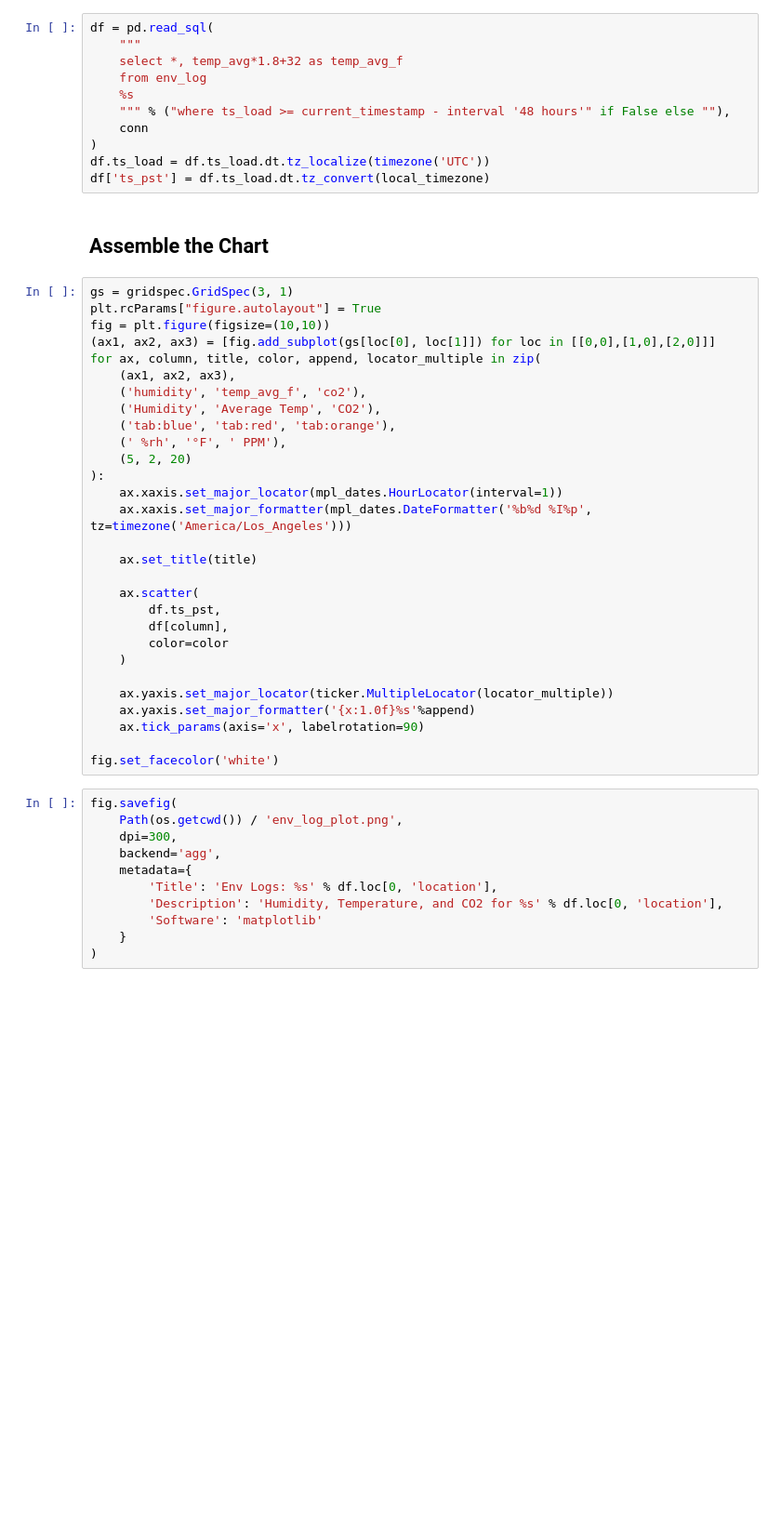
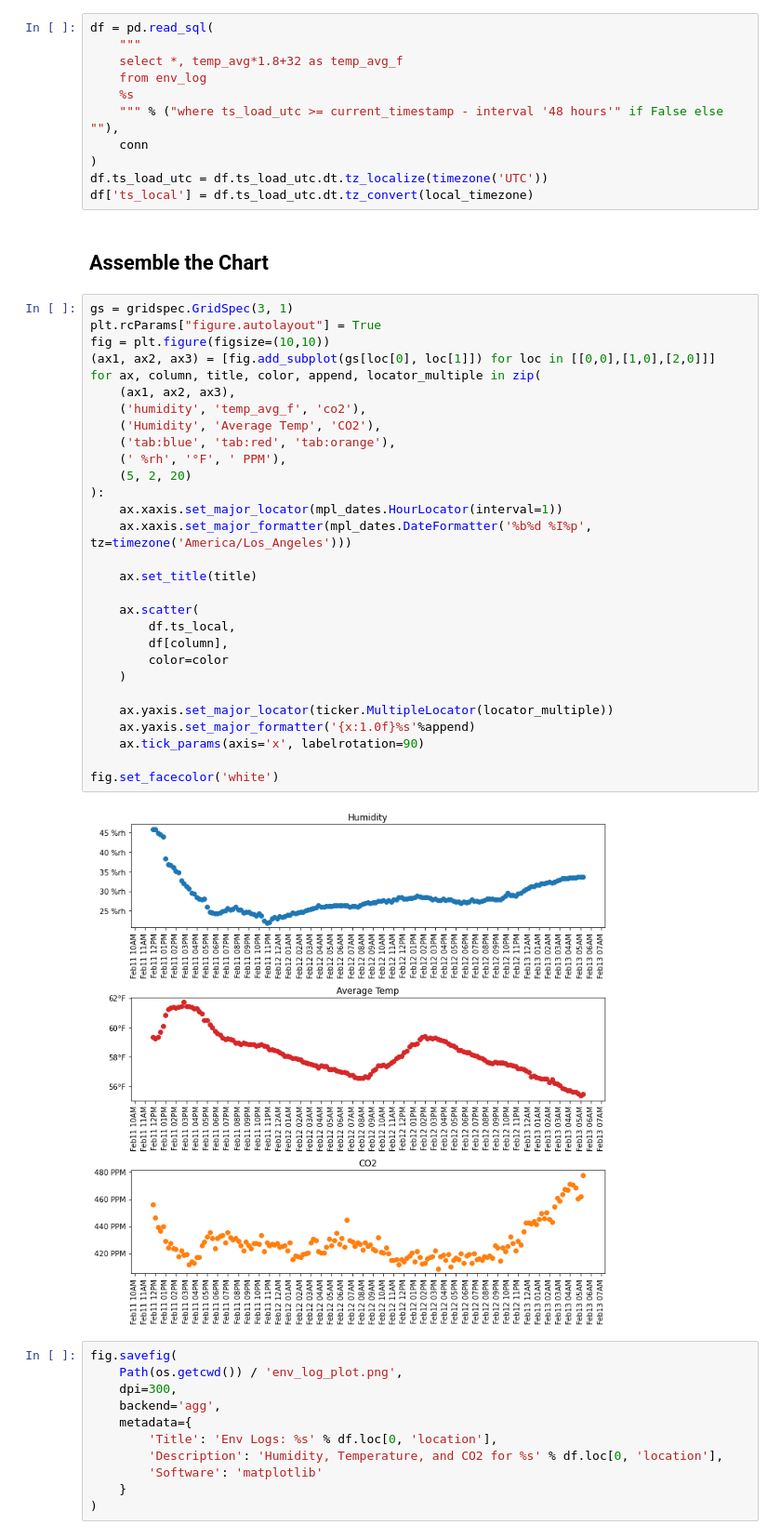
Before and after one commit to RagingRoosevelt/RPi_EnvironLogger, a Jupyter notebook: Reporting/plot.ipynb, the cells around one changed output. Shown at 93% size. Saved outputs shown, nothing was run; the diff lists cells and outputs as text; blank space fills up the shorter version.

Commit message:
fixed issue with mismatching ts_load column names

```diff
--- a/Reporting/plot.ipynb
+++ b/Reporting/plot.ipynb
@@ -33,42 +33,44 @@ df = pd.read_sql(
     select *, temp_avg*1.8+32 as temp_avg_f
     from env_log
     %s
-    """ % ("where ts_load >= current_timestamp - interval '48 hours'" if False else ""),
+    """ % ("where ts_load_utc >= current_timestamp - interval '48 hours'" if False else ""),
     conn
 )
-df.ts_load = df.ts_load.dt.tz_localize(timezone('UTC'))
-df['ts_pst'] = df.ts_load.dt.tz_convert(local_timezone)
+df.ts_load_utc = df.ts_load_utc.dt.tz_localize(timezone('UTC'))
+df['ts_local'] = df.ts_load_utc.dt.tz_convert(local_timezone)
 # %% [markdown]
 ## Assemble the Chart
 # %%
 gs = gridspec.GridSpec(3, 1)
 plt.rcParams["figure.autolayout"] = True
 fig = plt.figure(figsize=(10,10))
 (ax1, ax2, ax3) = [fig.add_subplot(gs[loc[0], loc[1]]) for loc in [[0,0],[1,0],[2,0]]]
 for ax, column, title, color, append, locator_multiple in zip(
     (ax1, ax2, ax3),
     ('humidity', 'temp_avg_f', 'co2'),
     ('Humidity', 'Average Temp', 'CO2'),
     ('tab:blue', 'tab:red', 'tab:orange'),
     (' %rh', '°F', ' PPM'),
     (5, 2, 20)
 ):
     ax.xaxis.set_major_locator(mpl_dates.HourLocator(interval=1))
     ax.xaxis.set_major_formatter(mpl_dates.DateFormatter('%b%d %I%p', tz=timezone('America/Los_Angeles')))
 
     ax.set_title(title)
 
     ax.scatter(
-        df.ts_pst,
+        df.ts_local,
         df[column],
         color=color
     )
 
     ax.yaxis.set_major_locator(ticker.MultipleLocator(locator_multiple))
     ax.yaxis.set_major_formatter('{x:1.0f}%s'%append)
     ax.tick_params(axis='x', labelrotation=90)
 
 fig.set_facecolor('white')
+# %% [output]
+[figure, added]
 # %%
 fig.savefig(
     Path(os.getcwd()) / 'env_log_plot.png',
```
Also changed, not shown: 1 other file.
